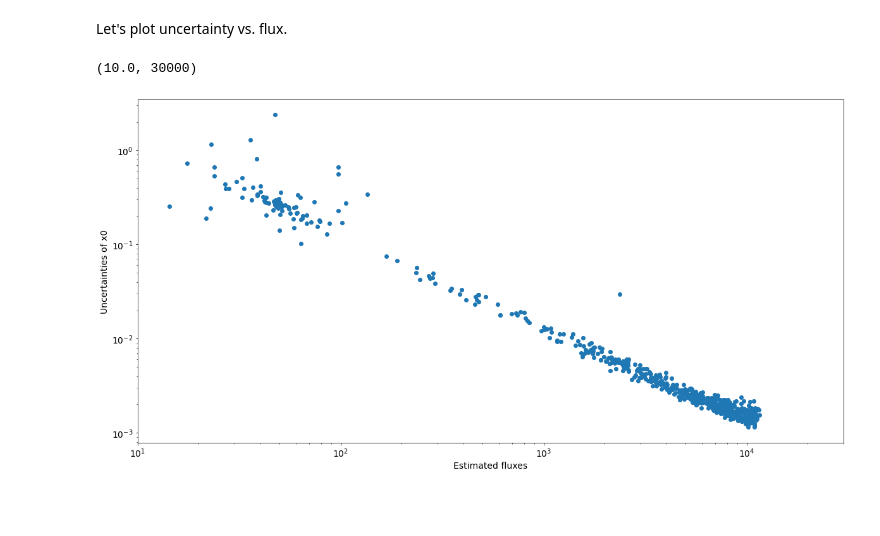
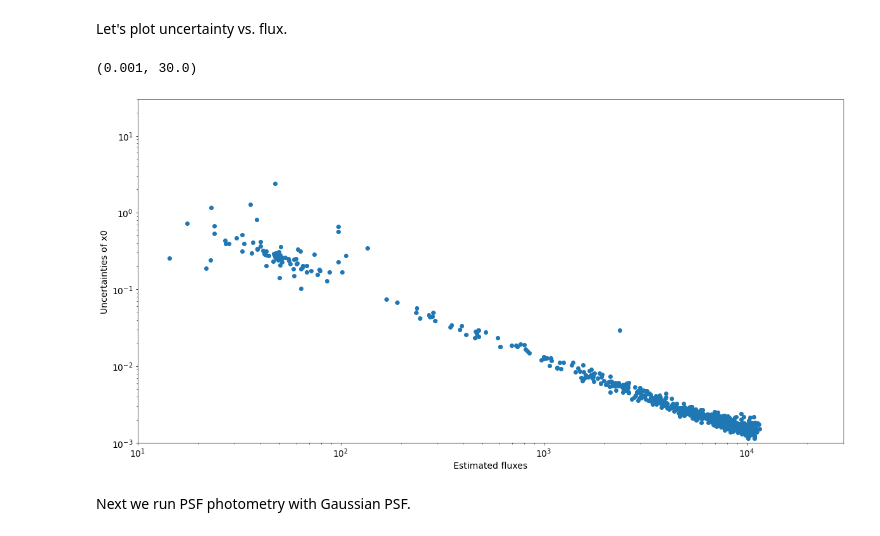
Before and after one commit to kawatadaisuke/JASMINE-analysis-testing, a Jupyter notebook: ePSF-centroid-HSTtutorial.ipynb, the cells around one changed output. Drawn from its saved outputs; the diff is of its cells as text; code cells hidden in the pictures; blank space fills up the shorter version.

```diff
--- a/ePSF-centroid-HSTtutorial.ipynb
+++ b/ePSF-centroid-HSTtutorial.ipynb
@@ -240,11 +240,14 @@ Let's plot uncertainty vs. flux.
 # %%
 import numpy as np
 plt.scatter(result_tab['flux_fit'], result_tab['x_0_unc'])
 plt.xlabel('Estimated fluxes')
 plt.ylabel('Uncertainties of x0')
 plt.xscale('log')
 plt.yscale('log')
 plt.xlim([10.0, 30000])
+plt.ylim([1.0e-3, 30.0])
 # %% [output]
-(10.0, 30000)
+(0.001, 30.0)
-[figure, old version]
+[figure, new version]
+# %% [markdown]
+Next we run PSF photometry with Gaussian PSF.
```
Also changed, not shown: parts of 3 cells of this notebook.
